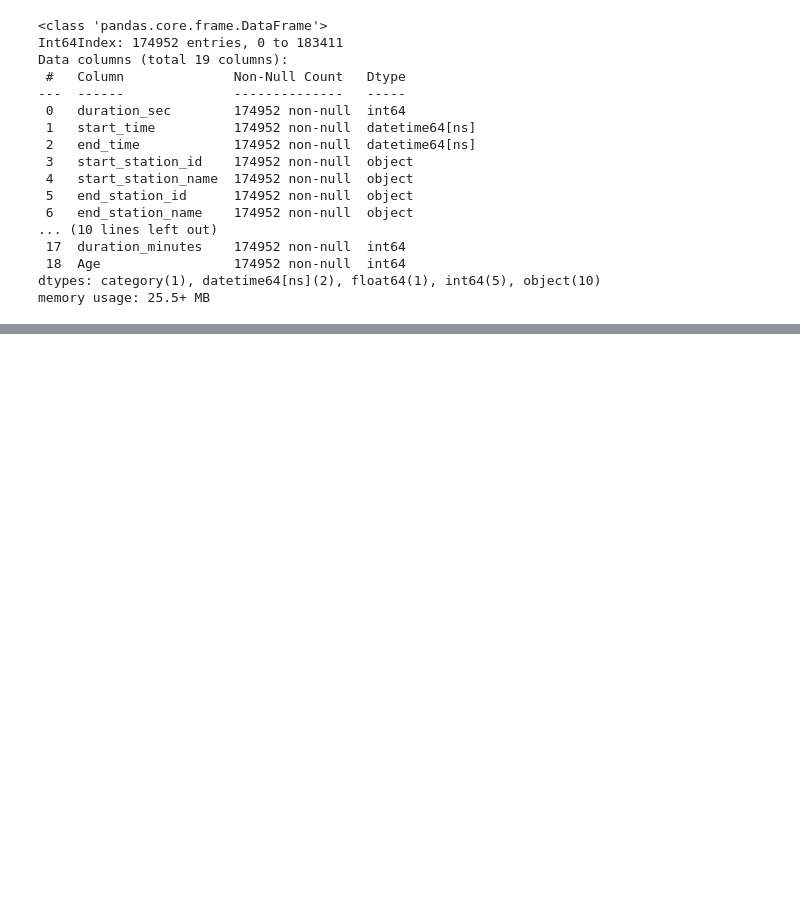
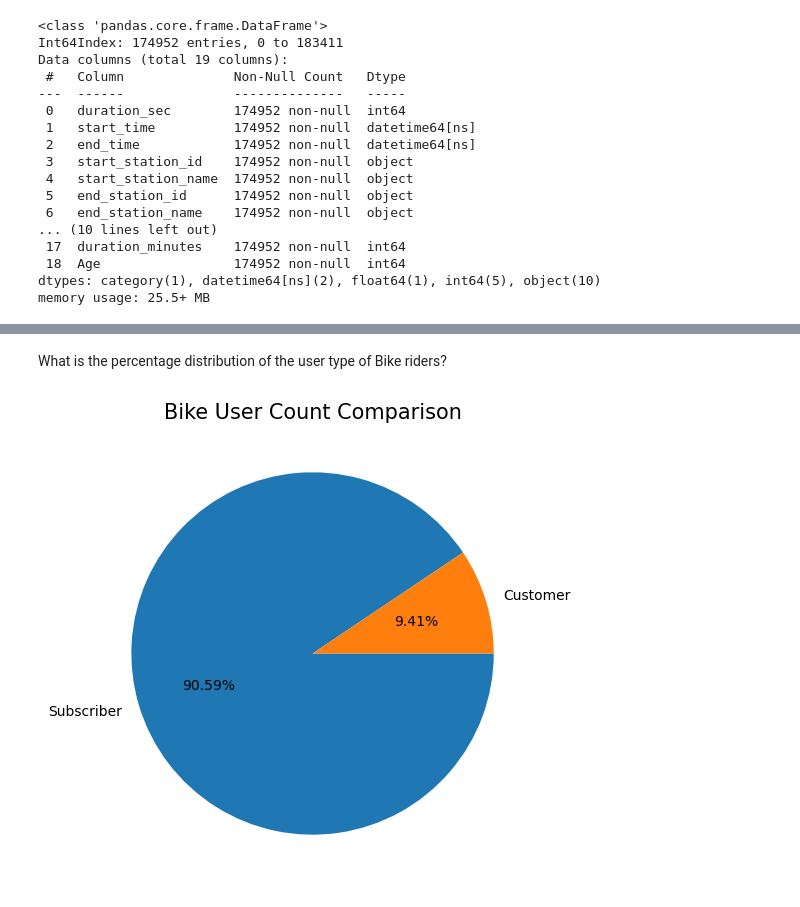
Before and after one commit to Mofeoluwa/Bikeshare-Data-Visualization, a Jupyter notebook: Part_I_exploration_template.ipynb, the cells around one changed output, grey strips where cells are left out. Drawn from its saved outputs; the diff is of its cells as text; code cells hidden in the pictures; blank space fills up the shorter version.

```diff
--- a/Part_I_exploration_template.ipynb
+++ b/Part_I_exploration_template.ipynb
@@ -491,0 +324,12 @@ bes=bus_station.nsmallest()
+# %% [markdown]
+What is the percentage distribution of the user type of Bike riders?
+# %%
+#pie chart of user type
+plt.figure(figsize=(20,6), dpi=100)
+sc = ford_data['user_type'].value_counts()
+plt.pie(sc, labels = sc.index, startangle = 0,
+        counterclock = False, autopct='%1.2f%%');
+#plt.axis('square')
+plt.title('Bike User Count Comparison', fontsize=15);
+# %% [output]
+[figure, added]
```
Also changed, not shown: parts of 164 cells of this notebook, 1 other file.
